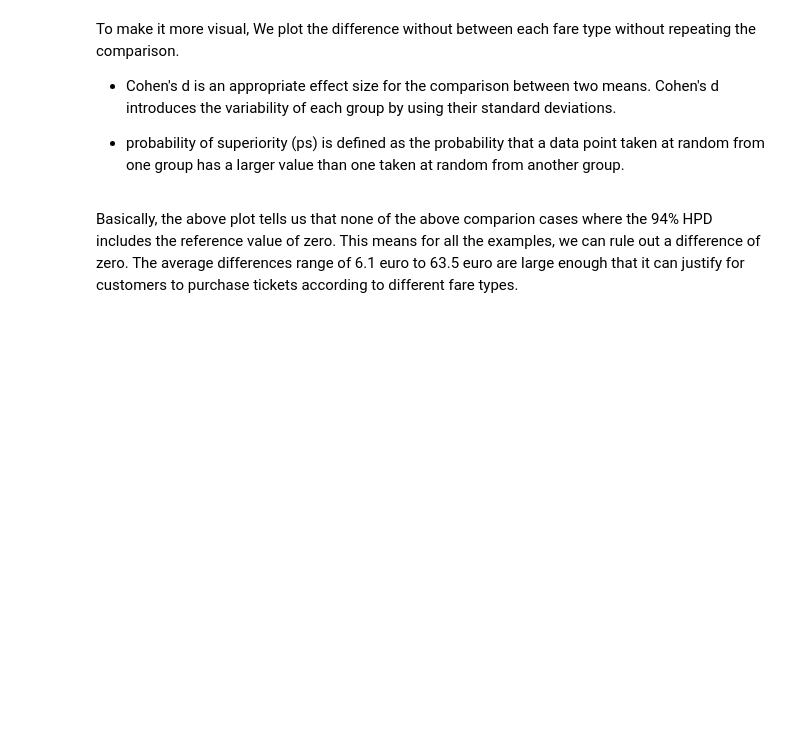
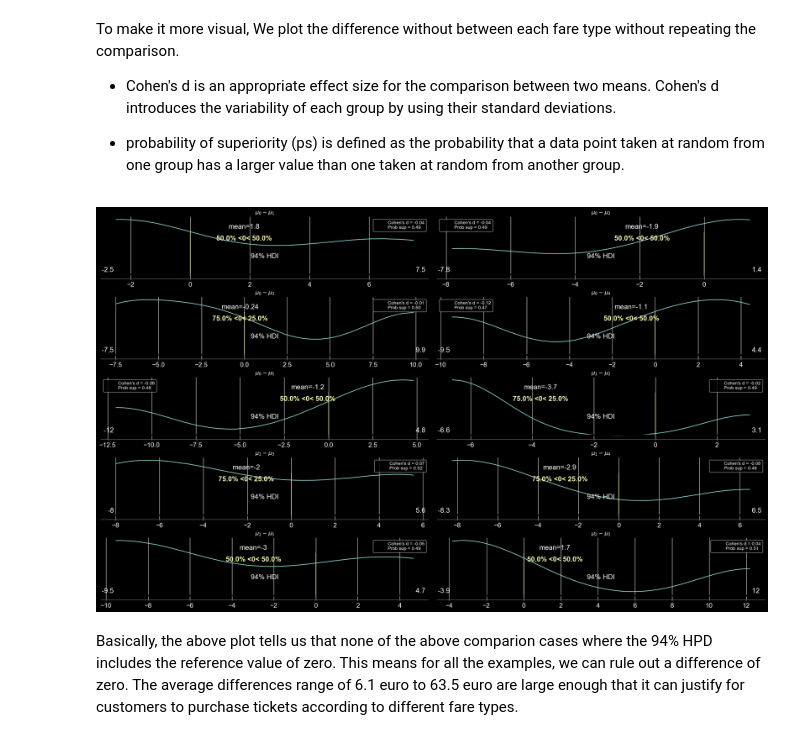
Before and after one commit to kppeterkiss/ml-labs, a Jupyter notebook: 3_Bayesian_stat/Bayesian Statistics Python_PyMC3_ArviZ.ipynb, the cells around one changed output. Cells and saved outputs as stored; diff of their text form; code cells hidden in the pictures; blank space fills up the shorter version.

```diff
--- a/3_Bayesian_stat/Bayesian Statistics Python_PyMC3_ArviZ.ipynb
+++ b/3_Bayesian_stat/Bayesian Statistics Python_PyMC3_ArviZ.ipynb
@@ -604,20 +856,22 @@ To make it more visual, We plot the difference without between each fare type wi
 # %%
 dist = stats.norm()
 
 _, ax = plt.subplots(5, 2, figsize=(20, 12), constrained_layout=True)
 
 comparisons = [(i, j) for i in range(6) for j in range(i+1, 6)]
 pos = [(k, l) for k in range(5) for l in (0, 1)]
 
 for (i, j), (k, l) in zip(comparisons, pos):
-    means_diff = trace_groups['μ'][:, i] - trace_groups['μ'][:, j]
-    d_cohen = (means_diff / np.sqrt((trace_groups['σ'][:, i]**2 + trace_groups['σ'][:, j]**2) / 2)).mean()
+    means_diff = trace_groups.posterior['μ'][:, i] - trace_groups.posterior['μ'][:, j]
+    d_cohen = (means_diff / np.sqrt((trace_groups.posterior['σ'][:, i]**2 + trace_groups.posterior['σ'][:, j]**2) / 2)).mean()
     ps = dist.cdf(d_cohen/(2**0.5))
     az.plot_posterior(means_diff, ref_val=0, ax=ax[k, l])
     ax[k, l].set_title(f'$\mu_{i}-\mu_{j}$')
     ax[k, l].plot(
         0, label=f"Cohen's d = {d_cohen:.2f}\nProb sup = {ps:.2f}", alpha=0)
     ax[k, l].legend();
+# %% [output]
+[figure, added]
 # %% [markdown]
 Basically, the above plot tells us that none of the above comparion cases where the 94% HPD includes the reference value of zero. This means for all the examples, we can rule out a difference of zero. The average differences range of 6.1 euro to 63.5 euro are large enough that it can justify for customers to purchase tickets according to different fare types.
 # %% [markdown]
```
Also changed, not shown: parts of 47 cells of this notebook, 3 other files.
